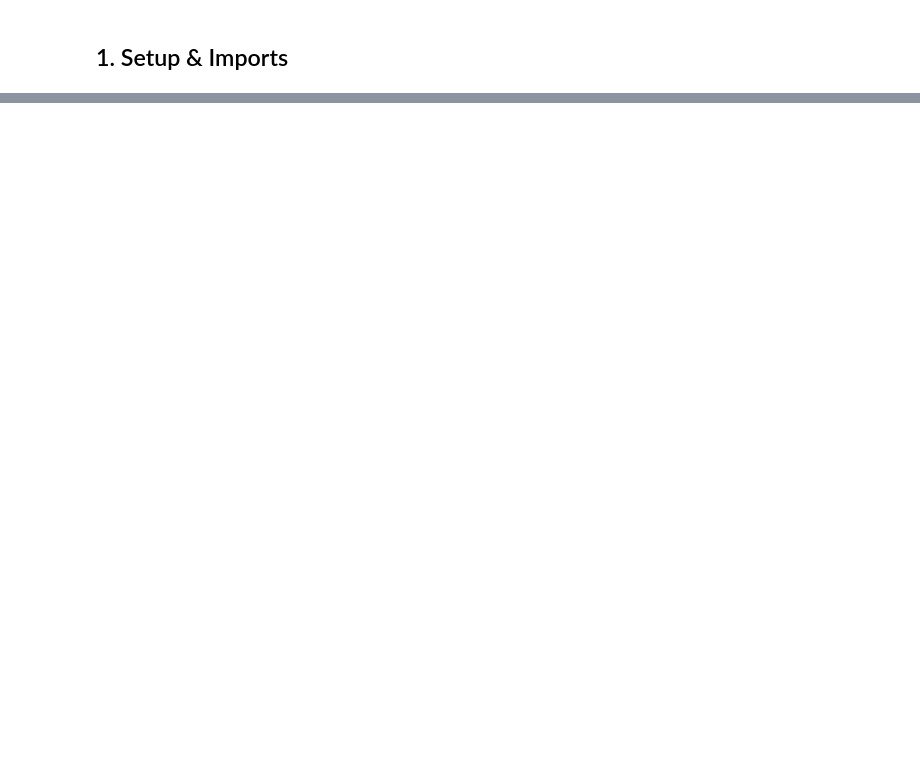
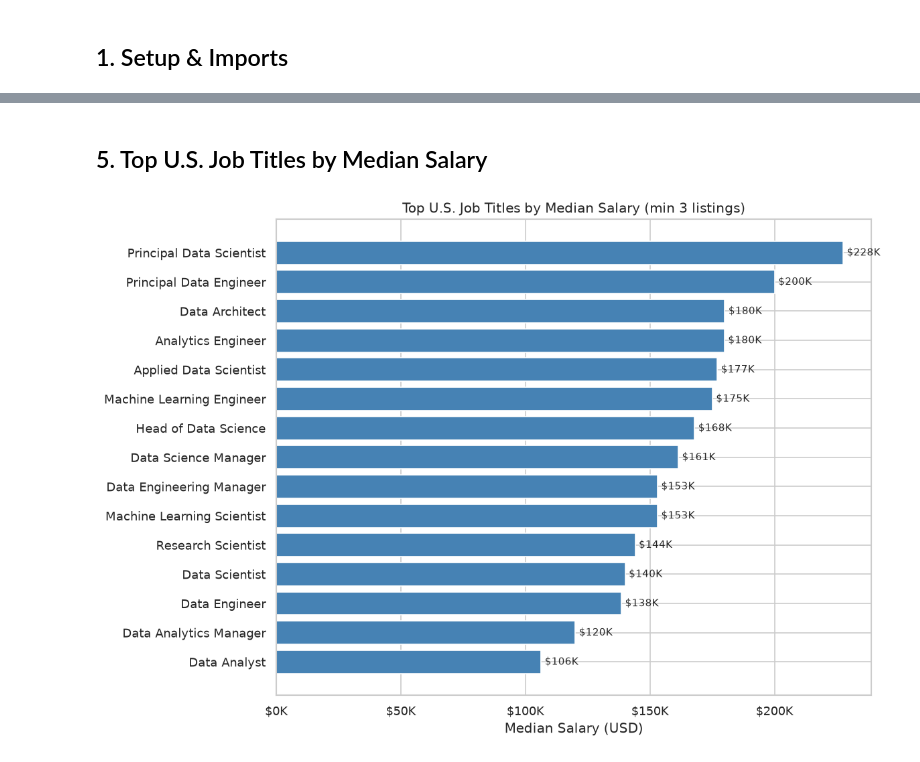
Before and after one commit to pop400/salary-analysis, a Jupyter notebook: salary_analysis.ipynb, the cells around one changed output, grey strips where cells are left out. Drawn from its saved outputs; the diff is of its cells as text; code cells hidden in the pictures; blank space fills up the shorter version.

```diff
--- a/salary_analysis.ipynb
+++ b/salary_analysis.ipynb
@@ -304,0 +132,27 @@ _Analysis complete. Visuals saved to `/visuals/`._
+# %% [markdown]
+## 5. Top U.S. Job Titles by Median Salary
+# %%
+top_titles = (
+    df.groupby('job_title')['salary_in_usd']
+    .agg(['median', 'count'])
+    .query('count >= 3')
+    .sort_values('median', ascending=False)
+    .head(15)
+    .reset_index()
+)
+
+fig, ax = plt.subplots(figsize=(10, 7))
+bars = ax.barh(top_titles['job_title'][::-1], top_titles['median'][::-1], color='steelblue')
+ax.xaxis.set_major_formatter(mticker.FuncFormatter(lambda x, _: f'${x/1000:.0f}K'))
+ax.set_title('Top U.S. Job Titles by Median Salary (min 3 listings)')
+ax.set_xlabel('Median Salary (USD)')
+
+for bar, val in zip(bars, top_titles['median'][::-1]):
+    ax.text(bar.get_width() + 1500, bar.get_y() + bar.get_height()/2,
+            f'${val/1000:.0f}K', va='center', fontsize=9)
+
+plt.tight_layout()
+plt.savefig(VISUALS_DIR / '02_us_top_job_titles.png')
+plt.show()
+# %% [output]
+[figure, added]
```
Also changed, not shown: parts of 42 cells of this notebook, 13 other files.
